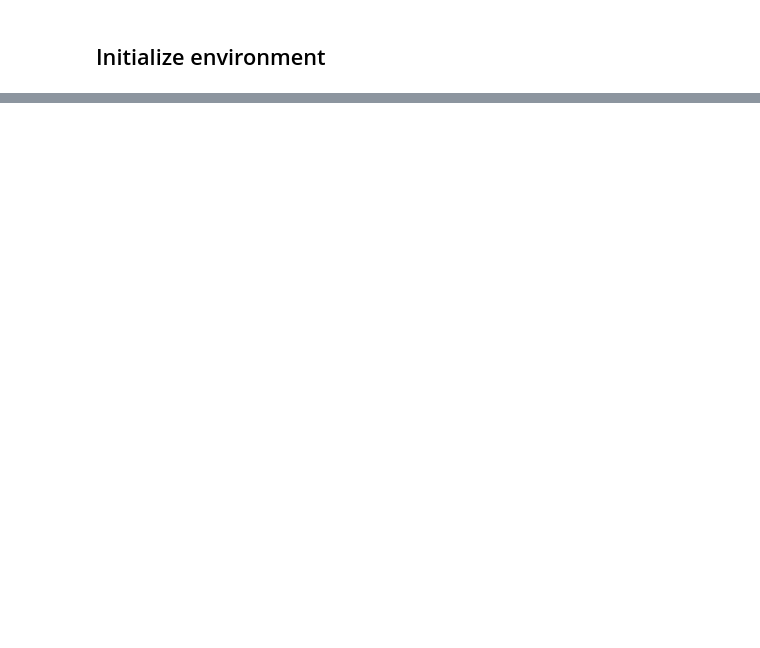
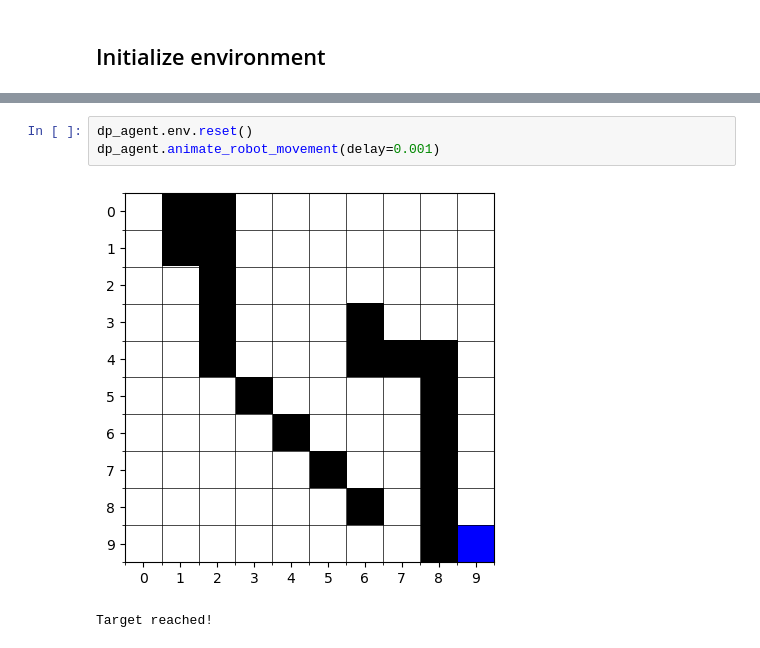
Before and after one commit to iltramont/RL_Grid_World, a Jupyter notebook: main_DPAgent.ipynb, the cells around one changed output, grey strips where cells are left out. Drawn from its saved outputs; the diff is of its cells as text; blank space fills up the shorter version.

```diff
--- a/main_DPAgent.ipynb
+++ b/main_DPAgent.ipynb
@@ -36,0 +46,6 @@ Target reached!
+# %%
+dp_agent.env.reset()
+dp_agent.animate_robot_movement(delay=0.001)
+# %% [output]
+[figure, added]
+Target reached!
```
Also changed, not shown: parts of 7 cells of this notebook, 1 other file.
